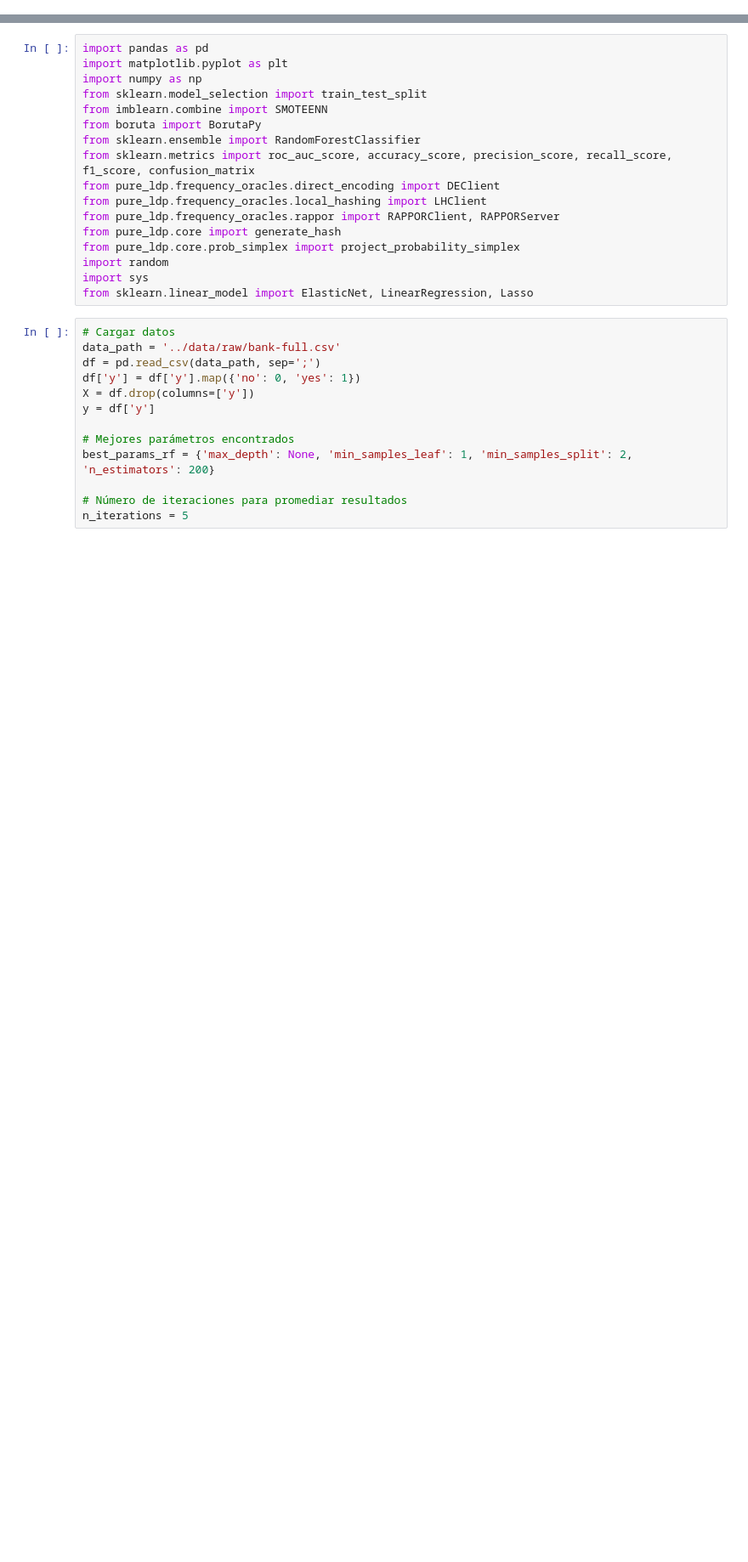
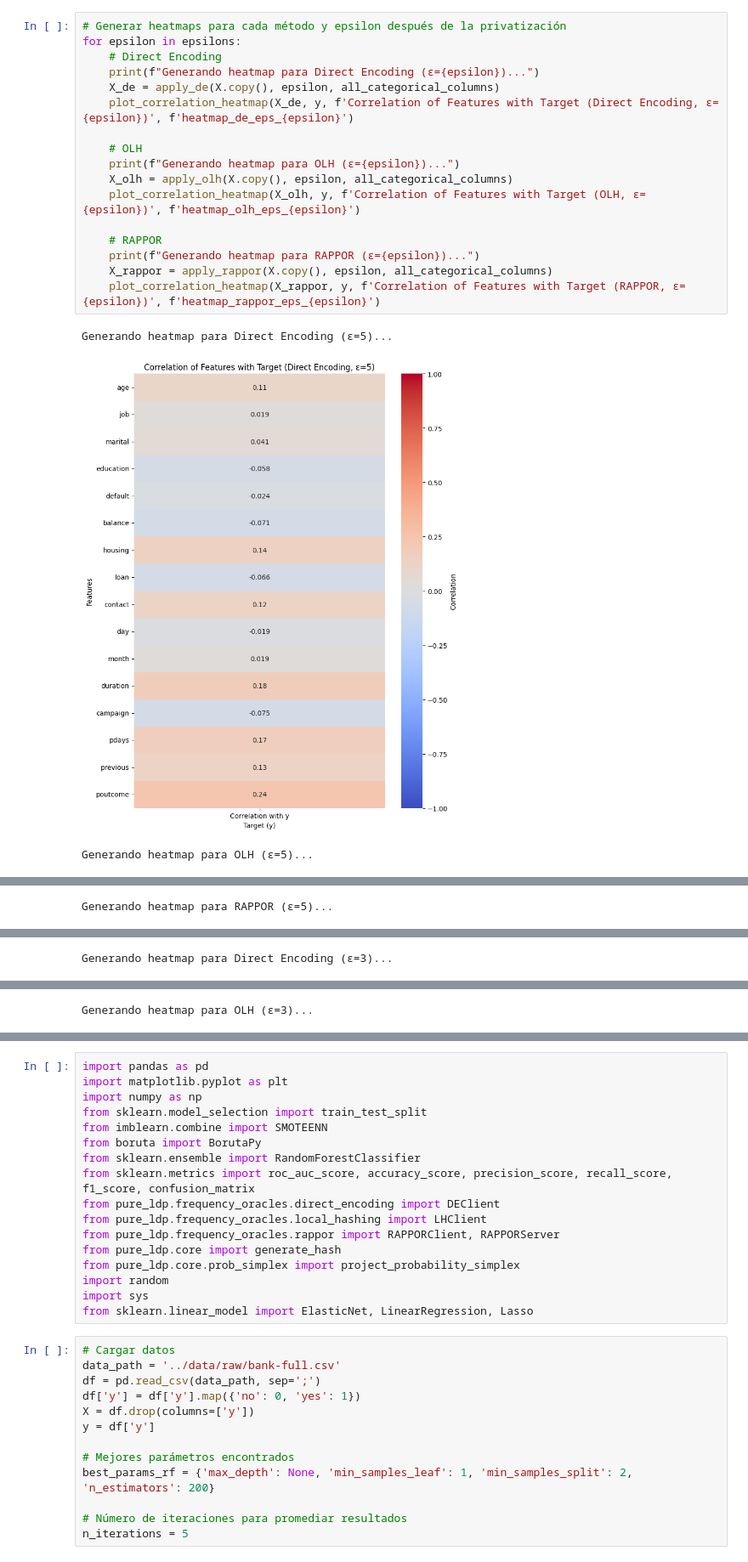
Before and after one commit to despinosaa/differential-privacy-banking-sector, a Jupyter notebook: notebooks/full_local_dp.ipynb, the cells around one changed output, grey strips where cells are left out. Shown at 85% size. Saved outputs shown, nothing was run; the diff lists cells and outputs as text; blank space fills up the shorter version.

```diff
--- a/notebooks/full_local_dp.ipynb
+++ b/notebooks/full_local_dp.ipynb
@@ -0,0 +315,21 @@
+# %%
+# Generar heatmaps para cada método y epsilon después de la privatización
+for epsilon in epsilons:
+    # Direct Encoding
+    print(f"Generando heatmap para Direct Encoding (ε={epsilon})...")
+    X_de = apply_de(X.copy(), epsilon, all_categorical_columns)
+    plot_correlation_heatmap(X_de, y, f'Correlation of Features with Target (Direct Encoding, ε={epsilon})', f'heatmap_de_eps_{epsilon}')
+
+    # OLH
+    print(f"Generando heatmap para OLH (ε={epsilon})...")
+    X_olh = apply_olh(X.copy(), epsilon, all_categorical_columns)
+    plot_correlation_heatmap(X_olh, y, f'Correlation of Features with Target (OLH, ε={epsilon})', f'heatmap_olh_eps_{epsilon}')
+
+    # RAPPOR
+    print(f"Generando heatmap para RAPPOR (ε={epsilon})...")
+    X_rappor = apply_rappor(X.copy(), epsilon, all_categorical_columns)
+    plot_correlation_heatmap(X_rappor, y, f'Correlation of Features with Target (RAPPOR, ε={epsilon})', f'heatmap_rappor_eps_{epsilon}')
+# %% [output]
+Generando heatmap para Direct Encoding (ε=5)...
+[figure, added]
+Generando heatmap para OLH (ε=5)...
@@ -0,0 +337 @@
+Generando heatmap para RAPPOR (ε=5)...
@@ -0,0 +339 @@
+Generando heatmap para Direct Encoding (ε=3)...
@@ -0,0 +341 @@
+Generando heatmap para OLH (ε=3)...
```
Also changed, not shown: parts of 15 cells of this notebook, 6 other files.
